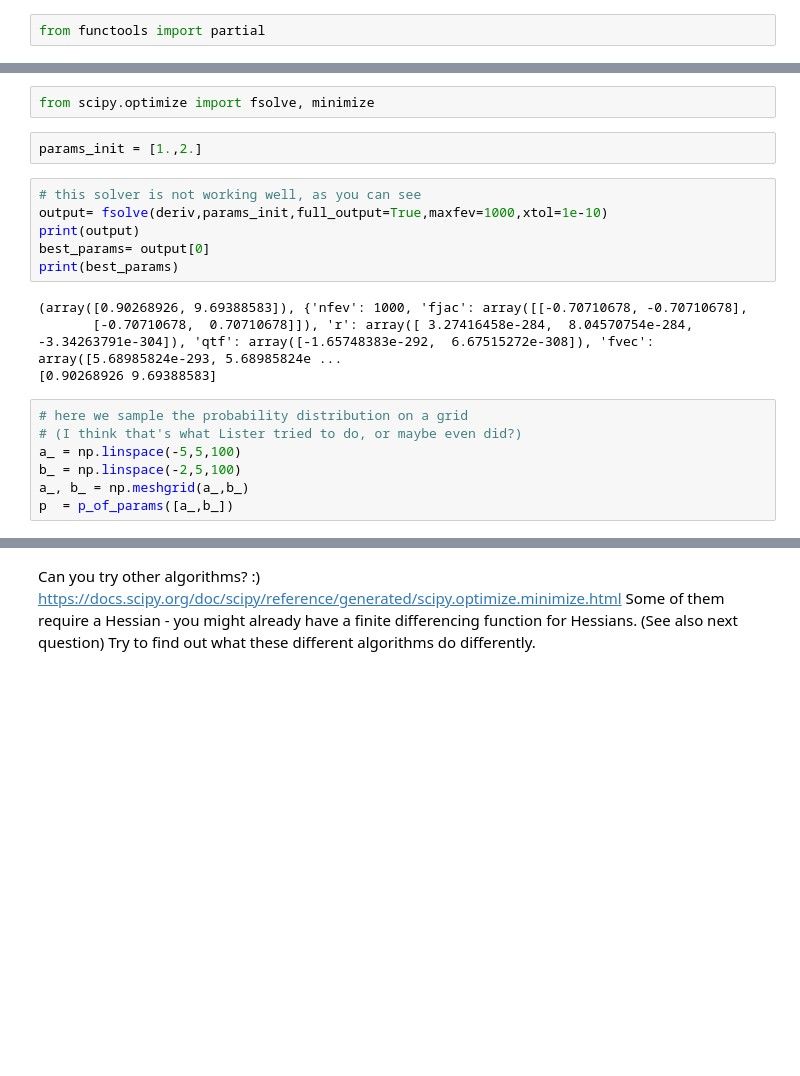
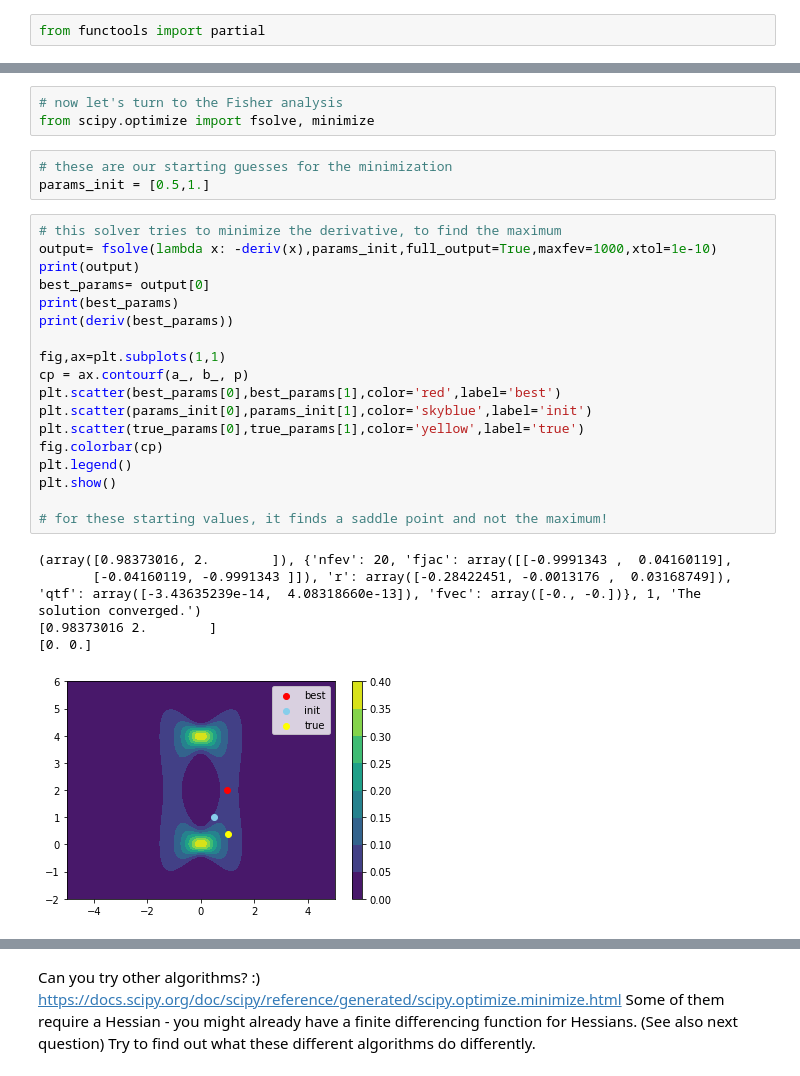
Before and after one commit to twerhane/UndergradStudentProjects, a Jupyter notebook: Jamie_and_Lister/VanessasNotebooks/FisherAnalysisOnToyExample.ipynb, the cells around one changed output, grey strips where cells are left out. Drawn from its saved outputs; the diff is of its cells as text; blank space fills up the shorter version.

```diff
--- a/Jamie_and_Lister/VanessasNotebooks/FisherAnalysisOnToyExample.ipynb
+++ b/Jamie_and_Lister/VanessasNotebooks/FisherAnalysisOnToyExample.ipynb
@@ -119,22 +149,31 @@ deriv       = partial(finite_diff,func=p_of_params)
 # %%
+# now let's turn to the Fisher analysis
 from scipy.optimize import fsolve, minimize
-# %%
-params_init = [1.,2.]
-# %%
-# this solver is not working well, as you can see
-output= fsolve(deriv,params_init,full_output=True,maxfev=1000,xtol=1e-10)
-print(output)
-best_params= output[0]
-print(best_params)
-# %% [output]
-(array([0.90268926, 9.69388583]), {'nfev': 1000, 'fjac': array([[-0.70710678, -0.70710678],
-       [-0.70710678,  0.70710678]]), 'r': array([ 3.27416458e-284,  8.04570754e-284, -3.34263791e-304]), 'qtf': array([-1.65748383e-292,  6.67515272e-308]), 'fvec': array([5.68985824e-293, 5.68985824e ...
-[0.90268926 9.69388583]
-# %%
-# here we sample the probability distribution on a grid
-# (I think that's what Lister tried to do, or maybe even did?)
-a_ = np.linspace(-5,5,100)
-b_ = np.linspace(-2,5,100)
-a_, b_ = np.meshgrid(a_,b_)
-p  = p_of_params([a_,b_])
+# %%
+# these are our starting guesses for the minimization
+params_init = [0.5,1.]
+# %%
+# this solver tries to minimize the derivative, to find the maximum
+output= fsolve(lambda x: -deriv(x),params_init,full_output=True,maxfev=1000,xtol=1e-10)
+print(output)
+best_params= output[0]
+print(best_params)
+print(deriv(best_params))
+
+fig,ax=plt.subplots(1,1)
+cp = ax.contourf(a_, b_, p)
+plt.scatter(best_params[0],best_params[1],color='red',label='best')
+plt.scatter(params_init[0],params_init[1],color='skyblue',label='init')
+plt.scatter(true_params[0],true_params[1],color='yellow',label='true')
+fig.colorbar(cp)
+plt.legend()
+plt.show()
+
+# for these starting values, it finds a saddle point and not the maximum!
+# %% [output]
+(array([0.98373016, 2.        ]), {'nfev': 20, 'fjac': array([[-0.9991343 ,  0.04160119],
+       [-0.04160119, -0.9991343 ]]), 'r': array([-0.28422451, -0.0013176 ,  0.03168749]), 'qtf': array([-3.43635239e-14,  4.08318660e-13]), 'fvec': array([-0., -0.])}, 1, 'The solution converged.')
+[0.98373016 2.        ]
+[0. 0.]
+[figure, added]
 # %%
```
Also changed, not shown: parts of 33 cells of this notebook, 1 other file.
